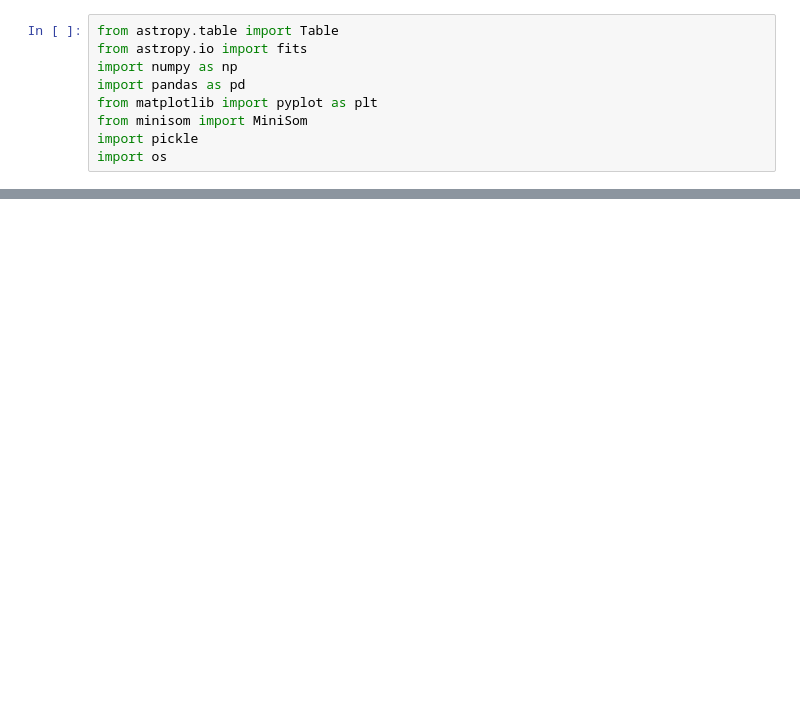
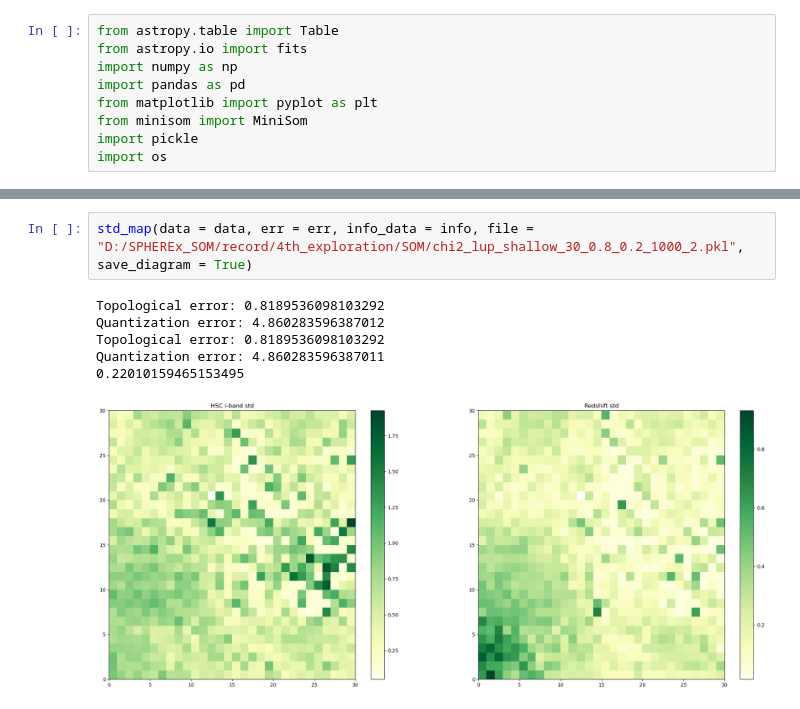
Before and after one commit to zrk-dreamer/SPHEREx_SOM, a Jupyter notebook: visualization.ipynb, the cells around one changed output, grey strips where cells are left out. Cells and saved outputs as stored; diff of their text form; blank space fills up the shorter version.

```diff
--- a/visualization.ipynb
+++ b/visualization.ipynb
@@ -159,0 +196,9 @@ a[2]
+# %%
+std_map(data = data, err = err, info_data = info, file = "D:/SPHEREx_SOM/record/4th_exploration/SOM/chi2_lup_shallow_30_0.8_0.2_1000_2.pkl", save_diagram = True)
+# %% [output]
+Topological error: 0.8189536098103292
+Quantization error: 4.860283596387012
+Topological error: 0.8189536098103292
+Quantization error: 4.860283596387011
+0.22010159465153495
+[figure, added]
```
Also changed, not shown: parts of 16 cells of this notebook.
